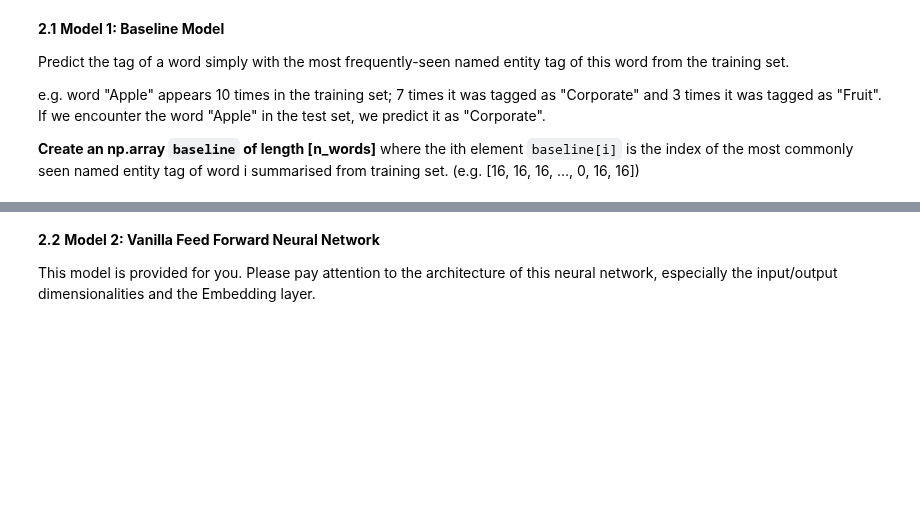
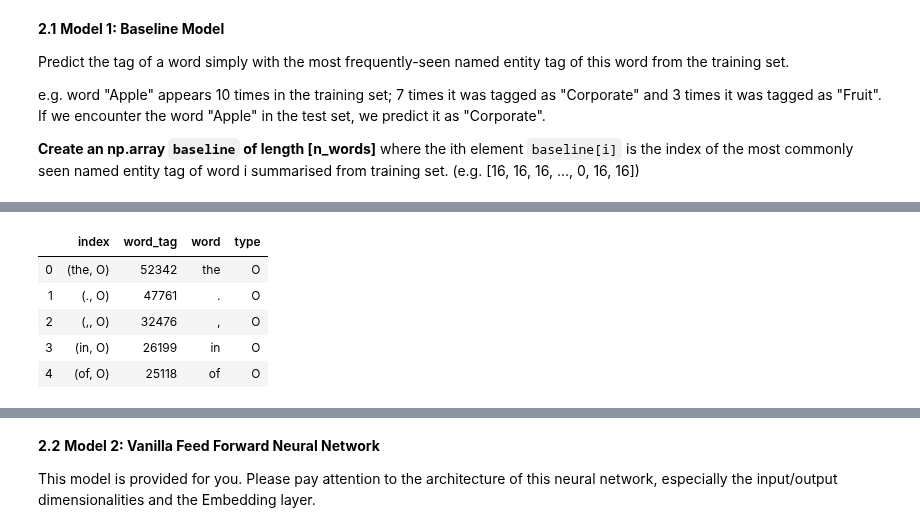
Before and after one commit to gurdeep101/2020-CS109B, a Jupyter notebook: content/homeworks/hw06/cs109b_hw6-submisison.ipynb, the cells around one changed output, grey strips where cells are left out. Saved outputs shown, nothing was run; the diff lists cells and outputs as text; code cells hidden in the pictures; blank space fills up the shorter version.

```diff
--- a/content/homeworks/hw06/cs109b_hw6-submisison.ipynb
+++ b/content/homeworks/hw06/cs109b_hw6-submisison.ipynb
@@ -700,0 +826,3 @@
+# %%
+temp = data.word_tag.value_counts().reset_index()
+temp.head()
@@ -701,3 +836,15 @@
+# %%
+#df[['b1', 'b2']] = pd.DataFrame(df['b'].tolist(), index=df.index)
+
+temp[['word', 'type']] = pd.DataFrame(temp['index'].tolist())
+temp.head()
+# %% [output]
+|  | index | word_tag | word | type |
+| 0 | (the, O) | 52342 | the | O |
+| 1 | (., O) | 47761 | . | O |
+| 2 | (,, O) | 32476 | , | O |
+| 3 | (in, O) | 26199 | in | O |
+| 4 | (of, O) | 25118 | of | O |
 # %%
 # Run this cell to show your results #
 print(baseline[X].shape,'\n')
```
Also changed, not shown: parts of 19 cells of this notebook.
